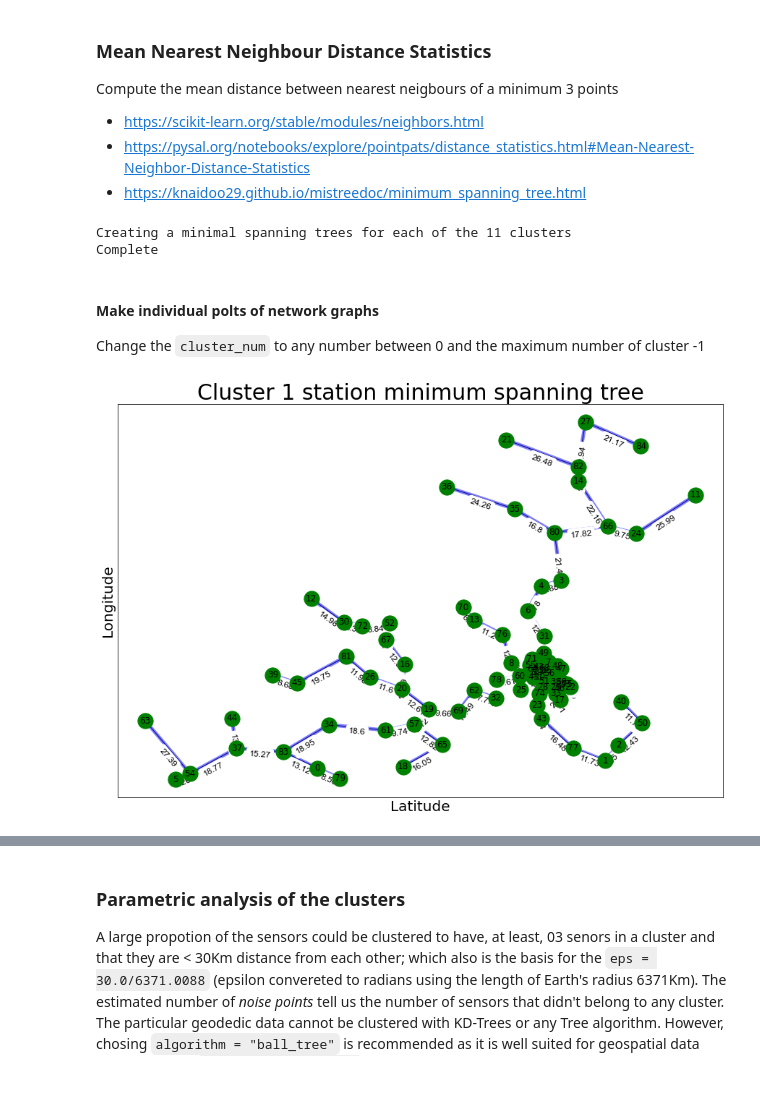
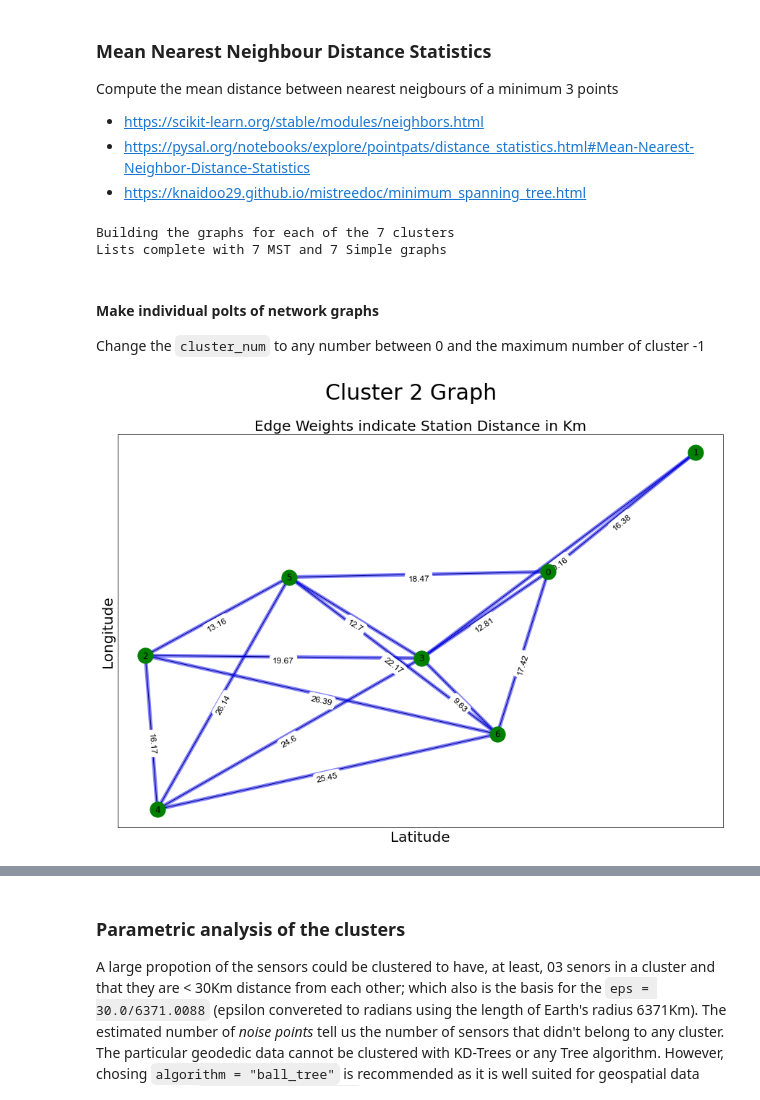
Before and after one commit to waidyanatha/quasar, a Jupyter notebook: notebooks/1a_shield_network_cluster_maps.ipynb, the cells around one changed output, grey strips where cells are left out. Drawn from its saved outputs; the diff is of its cells as text; code cells hidden in the pictures.

````diff
--- a/notebooks/1a_shield_network_cluster_maps.ipynb
+++ b/notebooks/1a_shield_network_cluster_maps.ipynb
@@ -249,7 +251,8 @@ There are also issues with clustering geospatial data. [Around the equator the r
 
 import numpy as np
 
-lst_st_type_80Hz_above = ['HN', 'HH', 'EH']
+#lst_st_type_80Hz_above = ['HN', 'HH', 'EH']
+lst_st_type_80Hz_above = ['EH']
 lst_st_coord_80H_above = [[st_lat,st_lon]
                           for _,st_type,st_lat,st_lon in st_list
                           if st_type in lst_st_type_80Hz_above]
@@ -384,7 +465,8 @@ from mpl_toolkits.basemap import Basemap
 
 try:
     ''' check if cluster size is same as all points '''
-    if no_noise_st_arr.shape[0] == station_coordinates.shape[0]:
+    if n_clusters_ == 1:
+#    if no_noise_st_arr.shape[0] == station_coordinates.shape[0]:
         raise ValueError('There is only one cluster; does not make sense to plot')
 
     # create map using BASEMAP
@@ -421,7 +503,7 @@ try:
     #plt.figure(figsize=(15,20))
     for k, col in zip(unique_labels, colors):
         xy = np.array([x for i,x in enumerate(no_noise_st_arr) if np.any(no_noise_st_arr[i][2] == k)])
-        s_legend = str(len(xy))+' ('+str(round(100*len(xy)/len(no_noise_st_arr)))+'%) Cluster ['+str(k)+']'
+        s_legend = str(len(xy))+' ('+str(round(100*len(xy)/len(no_noise_st_arr)))+'%) Cluster ['+str(int(k))+']'
         x,y = m(xy[:, 1], xy[:, 0])
         m.plot(x, y, 'o', markerfacecolor=tuple(col),
                markeredgecolor='k', markersize=14, label=s_legend)
@@ -447,7 +529,8 @@ Plot of stations that do not belong to any cluster because they don't fit the ep
 #noise_st_arr = np.array([x for i,x in enumerate(tmp_arr) if np.any(tmp_arr[i][2] < 0)])
 
 try:
-    if not noise_st_arr.all():
+    if n_noise_ <= 0:
+#    if not noise_st_arr.all():
         raise ValueError('There are no noise clusters to plot')
 
     # create map using BASEMAP
@@ -525,63 +608,81 @@ import networkx as nx
 from sklearn.metrics.pairwise import haversine_distances
 
 unique_labels = set(no_noise_st_arr[:,2])
-lst_clust_G = []
+lst_G_MST = []
+lst_G_simple = []
 
-print('Creating a minimal spanning trees for each of the %d clusters' % (len(unique_labels)))
+print('Building the graphs for each of the %d clusters' % (len(unique_labels)))
 for clust_lbl in unique_labels:
-    G = nx.Graph()
-    H = nx.Graph()
+    G_MST = nx.Graph()    # Minimum Spanning Tree
+    H_Kn = nx.Graph()     # Complete graph Kn
+    H_simple = nx.Graph() # Simple graph
     clust_st = np.array([x for x in no_noise_st_arr if x[2] ==clust_lbl])
     dist_arr = haversine_distances(np.radians(clust_st[:,:2]),np.radians(clust_st[:,:2]))
 
     for i in range(dist_arr.shape[0]):
-        G.add_node(i,pos=(clust_st[i,1],clust_st[i,0]),label=clust_st[i,2])
+        G_MST.add_node(i,pos=(clust_st[i,1],clust_st[i,0]),label=clust_st[i,2])
+        H_simple.add_node(i,pos=(clust_st[i,1],clust_st[i,0]),label=clust_st[i,2])
         for j in range(i,dist_arr.shape[1]):
             if j>i:
-                H.add_edge(i,j,distance=round(dist_arr[i,j]*6371.088,2))
+                f_distance = round(dist_arr[i,j]*6371.088,2)
+                H_Kn.add_edge(i,j,distance=f_distance)
+                ''' Build the simple with edge weights <= 30 '''
+                if f_distance <= 30.0:
+                    H_simple.add_edge(i,j,distance=f_distance)
 
-    ''' @parameters
+    ''' Build the spanning tree
+        @parameters
         algorithm = {‘kruskal’, ‘prim’, or ‘boruvka’}
     '''
-    T = nx.minimum_spanning_edges(H, weight='distance', algorithm='boruvka', data=True)
+    T = nx.minimum_spanning_edges(H_Kn, weight='distance', algorithm='boruvka', data=True)
     edgelist = list(T)
-    G.add_edges_from(edgelist)
-    lst_clust_G.append(G)
-print('Complete')
+    G_MST.add_edges_from(edgelist)
+    ''' Adding the graph to the list of graphs '''
+    lst_G_MST.append(G_MST)
+    lst_G_simple.append(H_simple)
+print('Lists complete with %d MST and %d Simple graphs' % (len(lst_G_MST), len(lst_G_simple)))
 # %% [output]
-Creating a minimal spanning trees for each of the 11 clusters
-Complete
+Building the graphs for each of the 7 clusters
+Lists complete with 7 MST and 7 Simple graphs
 # %% [markdown]
 #### Make individual polts of network graphs
 Change the ```cluster_num``` to any number between 0 and the maximum number of cluster -1
 # %%
 '''
     Plot the minimal spanning tree
 
-    To plot the minimal spanning tree graph for any of the clusters change the clust_num
-    to view the plot for that specfic cluster
+    To plot the graph for any of the clusters change the clust_num (int) from 0 to n-1; where
+    n is the number of clusters
+    To toggle between viewing the minimum spanning tree and the graph uncomment and comment the
+    code lines
+    G = lst_clust_G_tree[clust_num]
+    G = lst_clust_G_graph[clust_num]
 
     @parameters
     clust_number = integer value of any number between 0 and the maximum number of cluster -1
     G = nx.Graph() instance of the respecitve graph of the cluster from the list of cluster graphs
 '''
-clust_num = 1
+import matplotlib.pyplot as plt
+
+clust_num = 2
+#G = lst_G_MST[clust_num]
+G = lst_G_simple[clust_num]
 figure(figsize=(15,10))
-G = lst_clust_G[clust_num]
 node_pos=nx.get_node_attributes(G,'pos')
 nx.draw_networkx(G, node_pos,node_size=450, node_color="g")
 nx.draw_networkx_edges(G, node_pos, width=5.0, alpha=0.5,edge_color="b")
 edge_labels = nx.get_edge_attributes(G,'distance')
 nx.draw_networkx_edge_labels(G, node_pos,
                              edge_labels=edge_labels, label_pos=0.5,
                              font_size=12, font_family="Arial",
                              horizontalalignment='center', verticalalignment='top')
-plt.title('Cluster %d station minimum spanning tree' % (clust_num), fontsize=30)
-plt.xticks(size=10)
-plt.yticks(size=10)
+plt.suptitle('Cluster %d Graph' % (clust_num), fontsize=30)
+plt.title('Edge Weights indicate Station Distance in Km', fontsize=20)
+plt.xticks(size=1, fontsize=20)
+plt.yticks(size=1, fontsize=20)
 #plt.legend(loc='upper left', fontsize=15)
 plt.xlabel('Latitude', fontsize=20)
 plt.ylabel('Longitude', fontsize=20)
 plt.show()
 # %% [output]
-[figure, old version]
+[figure, new version]
````
Also changed, not shown: parts of 21 cells of this notebook, 2 other files.
